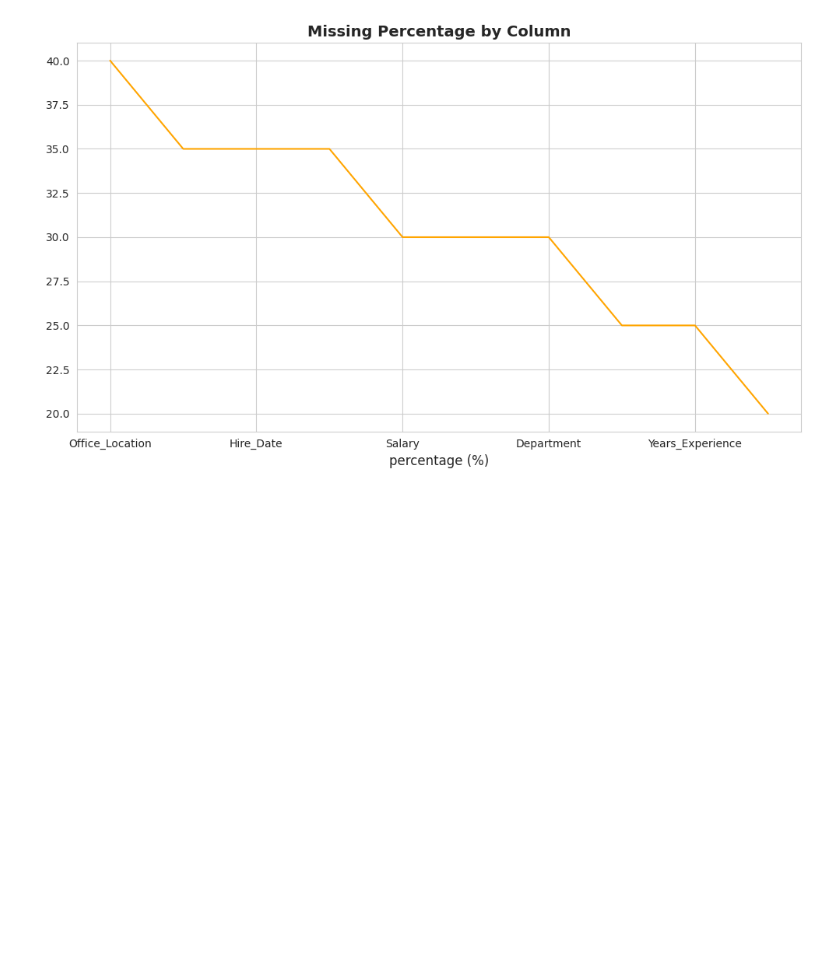
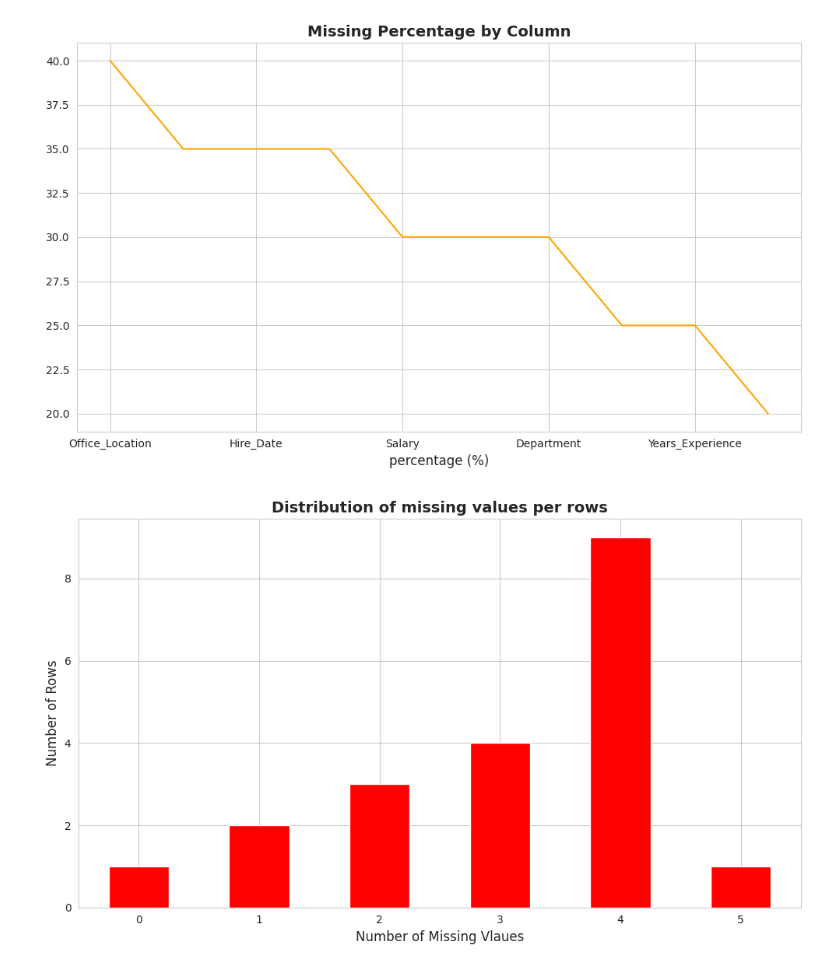
Before and after one commit to Swastika-Roy/Python-concepts, a Jupyter notebook: MissingDataAnalysisAndTreatment.ipynb, the cells around one changed output. Drawn from its saved outputs; the diff is of its cells as text; code cells hidden in the pictures; blank space fills up the shorter version.

```diff
--- a/MissingDataAnalysisAndTreatment.ipynb
+++ b/MissingDataAnalysisAndTreatment.ipynb
@@ -180,3 +180,16 @@ plt.tight_layout()
 plt.show()
 # %% [output]
 [figure]
+# %%
+#Missing Values per Row
+plt.figure(figsize=(10,6))
+missing_per_row = (df.isnull().sum(axis=1)).value_counts().sort_index()
+missing_per_row[missing_per_row>0].plot(kind='bar',color='red')
+plt.title('Distribution of missing values per rows',fontsize=14,fontweight='bold')
+plt.xlabel('Number of Missing Vlaues',fontsize=12)
+plt.ylabel('Number of Rows',fontsize=12)
+plt.xticks(rotation=0)
+plt.tight_layout()
+plt.show()
+# %% [output]
+[figure, added]
```
